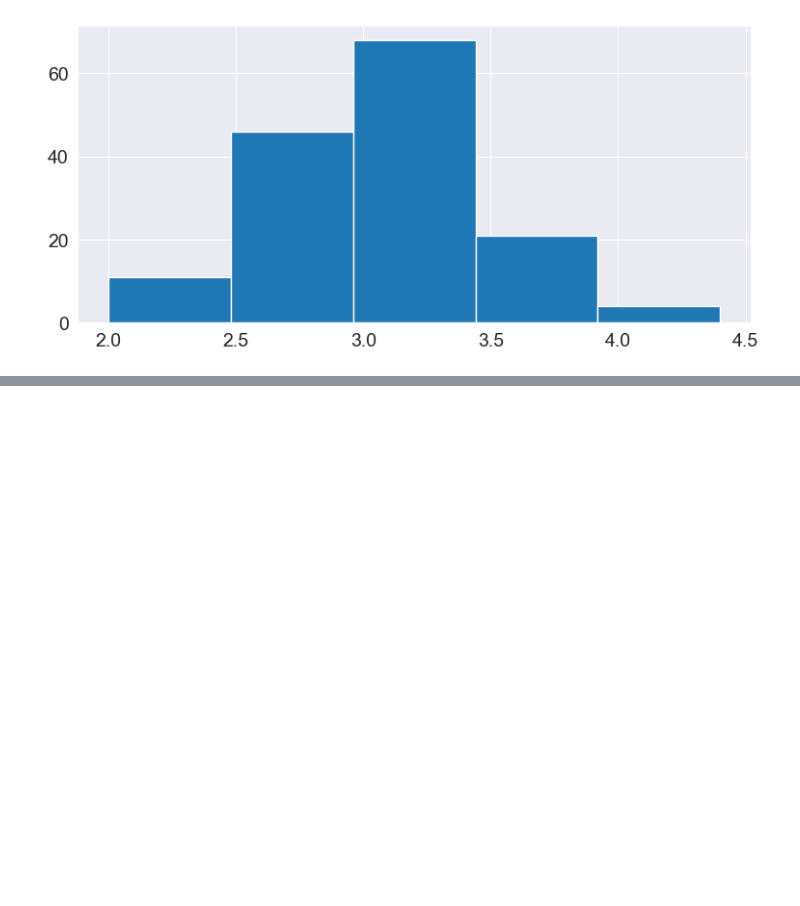
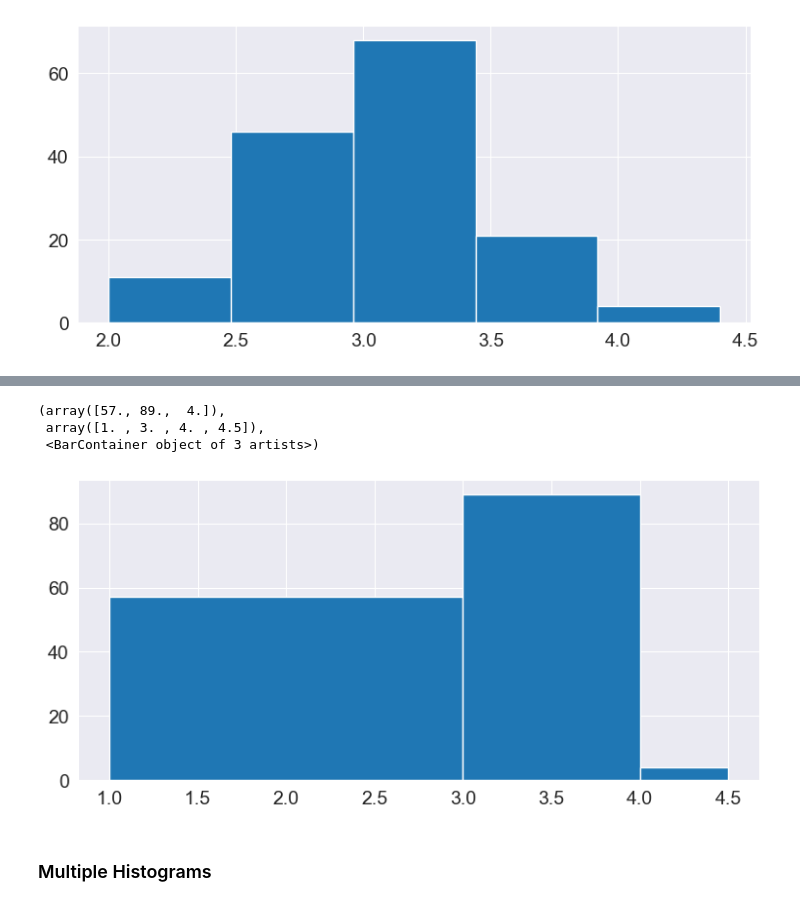
Before and after one commit to BetulAlbayrak1999/Pandas-Numpy-DataVisualization, a Jupyter notebook: Visualization with Matplotlib and Seaborn.ipynb, the cells around one changed output, grey strips where cells are left out. Saved outputs shown, nothing was run; the diff lists cells and outputs as text; code cells hidden in the pictures; blank space fills up the shorter version.

Commit message:
Multiple Histograms

```diff
--- a/Visualization with Matplotlib and Seaborn.ipynb
+++ b/Visualization with Matplotlib and Seaborn.ipynb
@@ -222,0 +227,10 @@ NameError: name 'plt' is not defined
+# %%
+plt.hist(flower_df.sepal_width,
+         bins=[1, 3, 4, 4.5])
+# %% [output]
+(array([57., 89.,  4.]),
+ array([1. , 3. , 4. , 4.5]),
+ <BarContainer object of 3 artists>)
+[figure, added]
+# %% [markdown]
+### Multiple Histograms
```
Also changed, not shown: parts of 4 cells of this notebook.
